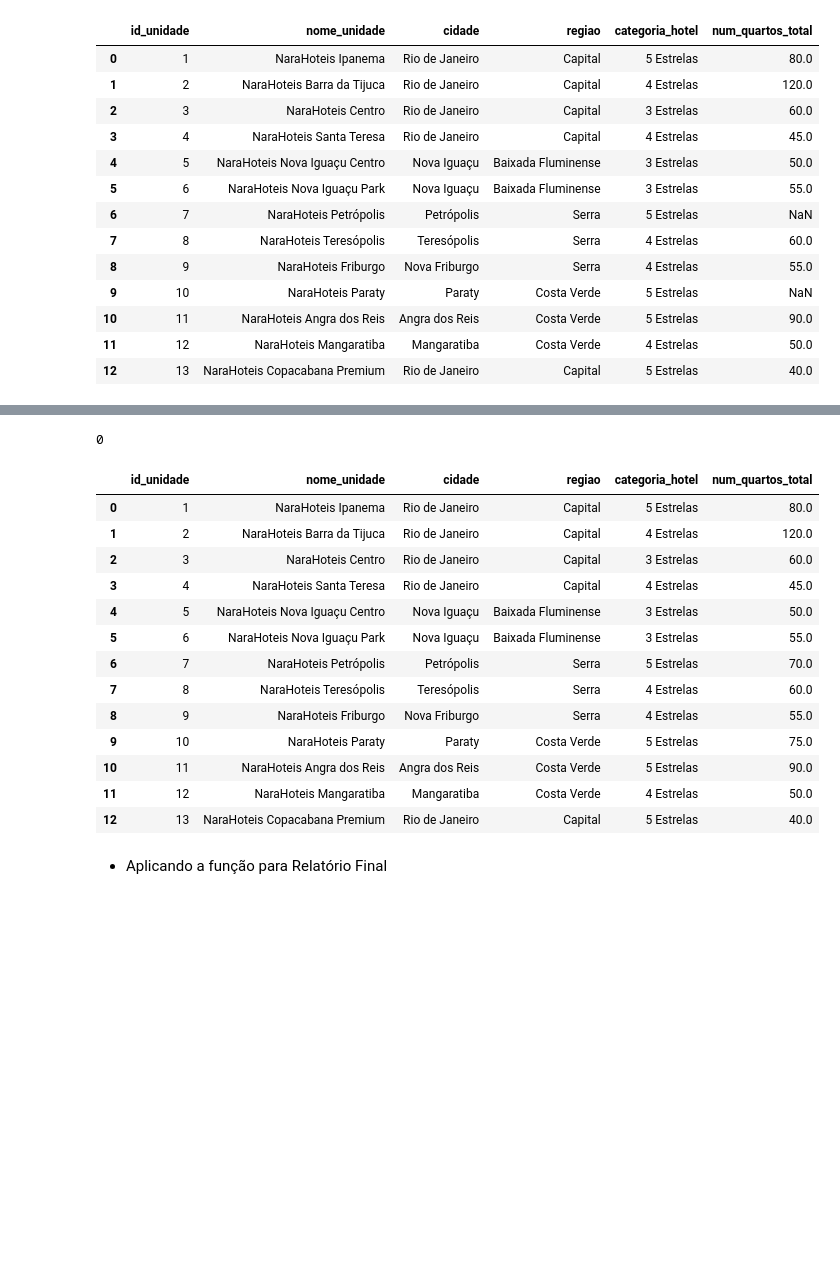
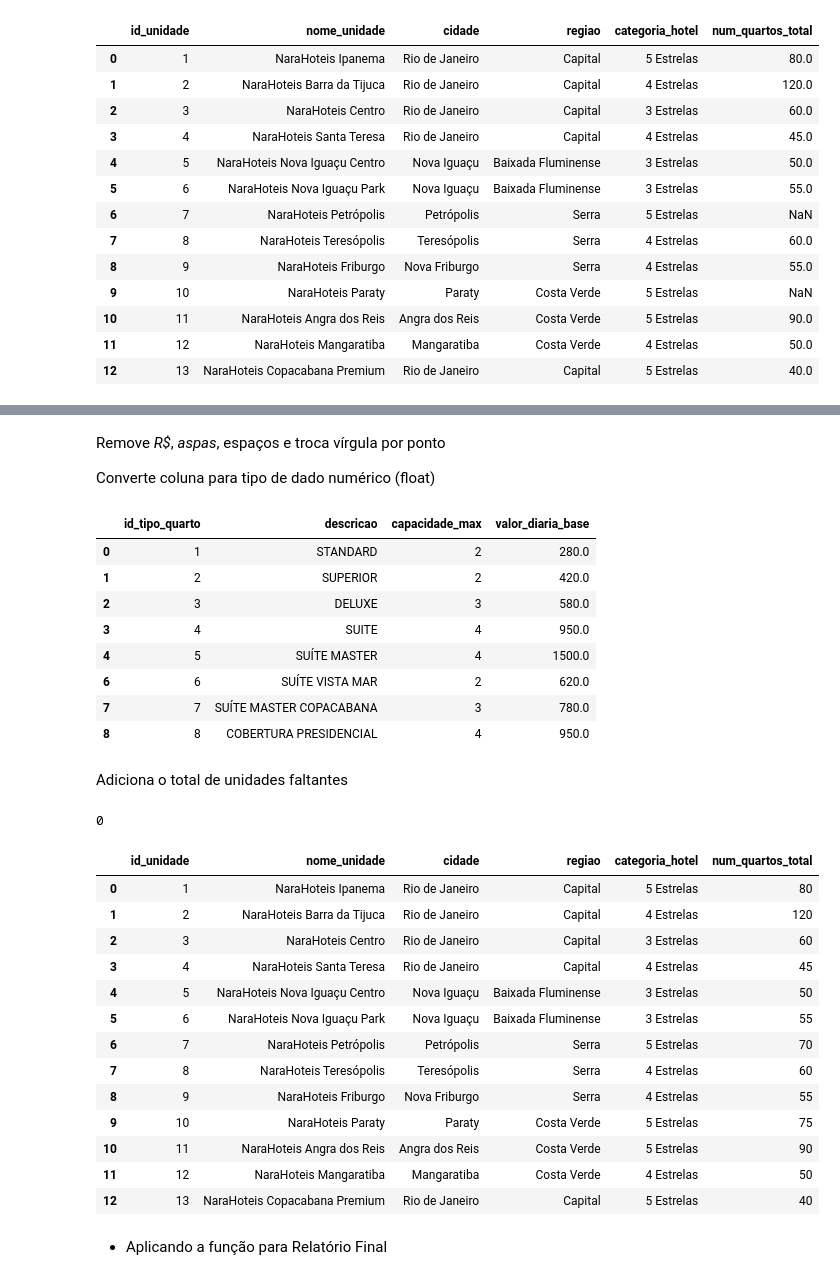
Before and after one commit to Douglas-H91/pipeline-integrada_senac_rj, a Jupyter notebook: tratamento_completo.ipynb, the cells around one changed output, grey strips where cells are left out. Saved outputs shown, nothing was run; the diff lists cells and outputs as text; code cells hidden in the pictures; blank space fills up the shorter version.

```diff
--- a/tratamento_completo.ipynb
+++ b/tratamento_completo.ipynb
@@ -897,0 +939,5 @@ FIM DO RELATÓRIO
+# %%
+df_concatenado_quartos = df_concatenado_quartos.drop_duplicates(subset=['id_tipo_quarto'])
+df_concatenado_quartos['descricao'] = df_concatenado_quartos['descricao'].str.strip().str.upper()
+
+df_concatenado_quartos['descricao']
@@ -898,3 +954,34 @@ FIM DO RELATÓRIO
+# %% [markdown]
+Remove *R$*, *aspas*, espaços e troca vírgula por ponto
+
+Converte coluna para tipo de dado numérico (float)
+# %%
+df_concatenado_quartos['valor_diaria_base'] = (
+    df_concatenado_quartos['valor_diaria_base']
+    .astype(str)
+    .str.replace('R$', '', regex=False)
+    .str.replace('"', '', regex=False)
+    .str.replace('.', '', regex=False)
+    .str.replace(',', '.', regex=False)
+    .str.strip()
+)
+df_concatenado_quartos['valor_diaria_base'] = (
+    pd.to_numeric(df_concatenado_quartos['valor_diaria_base'],
+                  errors='coerce'))
+
+df_concatenado_quartos
+# %% [output]
+|  | id_tipo_quarto | descricao | capacidade_max | valor_diaria_base |
+| 0 | 1 | STANDARD | 2 | 280.0 |
+| 1 | 2 | SUPERIOR | 2 | 420.0 |
+| 2 | 3 | DELUXE | 3 | 580.0 |
+| 3 | 4 | SUITE | 4 | 950.0 |
+| 4 | 5 | SUÍTE MASTER | 4 | 1500.0 |
+| 6 | 6 | SUÍTE VISTA MAR | 2 | 620.0 |
+| 7 | 7 | SUÍTE MASTER COPACABANA | 3 | 780.0 |
+| 8 | 8 | COBERTURA PRESIDENCIAL | 4 | 950.0 |
+# %% [markdown]
+Adiciona o total de unidades faltantes
 # %%
 quartos_faltantes = {
     7: 70.0,
@@ -906,25 +993,27 @@ df_concatenado_unidades['num_quartos_total'] = (
     .fillna(df_concatenado_unidades['id_unidade'].map(quartos_faltantes))
 )
 
+df_concatenado_unidades['num_quartos_total'] = df_concatenado_unidades['num_quartos_total'].astype(int)
+
 print(df_concatenado_unidades['num_quartos_total'].isnull().sum())
 
 df_concatenado_unidades
 # %% [output]
 0
 |  | id_unidade | nome_unidade | cidade | regiao | categoria_hotel | num_quartos_total |
-| 0 | 1 | NaraHoteis Ipanema | Rio de Janeiro | Capital | 5 Estrelas | 80.0 |
-| 1 | 2 | NaraHoteis Barra da Tijuca | Rio de Janeiro | Capital | 4 Estrelas | 120.0 |
-| 2 | 3 | NaraHoteis Centro | Rio de Janeiro | Capital | 3 Estrelas | 60.0 |
-| 3 | 4 | NaraHoteis Santa Teresa | Rio de Janeiro | Capital | 4 Estrelas | 45.0 |
-| 4 | 5 | NaraHoteis Nova Iguaçu Centro | Nova Iguaçu | Baixada Fluminense | 3 Estrelas | 50.0 |
-| 5 | 6 | NaraHoteis Nova Iguaçu Park | Nova Iguaçu | Baixada Fluminense | 3 Estrelas | 55.0 |
-| 6 | 7 | NaraHoteis Petrópolis | Petrópolis | Serra | 5 Estrelas | 70.0 |
-| 7 | 8 | NaraHoteis Teresópolis | Teresópolis | Serra | 4 Estrelas | 60.0 |
-| 8 | 9 | NaraHoteis Friburgo | Nova Friburgo | Serra | 4 Estrelas | 55.0 |
-| 9 | 10 | NaraHoteis Paraty | Paraty | Costa Verde | 5 Estrelas | 75.0 |
-| 10 | 11 | NaraHoteis Angra dos Reis | Angra dos Reis | Costa Verde | 5 Estrelas | 90.0 |
-| 11 | 12 | NaraHoteis Mangaratiba | Mangaratiba | Costa Verde | 4 Estrelas | 50.0 |
-| 12 | 13 | NaraHoteis Copacabana Premium | Rio de Janeiro | Capital | 5 Estrelas | 40.0 |
+| 0 | 1 | NaraHoteis Ipanema | Rio de Janeiro | Capital | 5 Estrelas | 80 |
+| 1 | 2 | NaraHoteis Barra da Tijuca | Rio de Janeiro | Capital | 4 Estrelas | 120 |
+| 2 | 3 | NaraHoteis Centro | Rio de Janeiro | Capital | 3 Estrelas | 60 |
+| 3 | 4 | NaraHoteis Santa Teresa | Rio de Janeiro | Capital | 4 Estrelas | 45 |
+| 4 | 5 | NaraHoteis Nova Iguaçu Centro | Nova Iguaçu | Baixada Fluminense | 3 Estrelas | 50 |
+| 5 | 6 | NaraHoteis Nova Iguaçu Park | Nova Iguaçu | Baixada Fluminense | 3 Estrelas | 55 |
+| 6 | 7 | NaraHoteis Petrópolis | Petrópolis | Serra | 5 Estrelas | 70 |
+| 7 | 8 | NaraHoteis Teresópolis | Teresópolis | Serra | 4 Estrelas | 60 |
+| 8 | 9 | NaraHoteis Friburgo | Nova Friburgo | Serra | 4 Estrelas | 55 |
+| 9 | 10 | NaraHoteis Paraty | Paraty | Costa Verde | 5 Estrelas | 75 |
+| 10 | 11 | NaraHoteis Angra dos Reis | Angra dos Reis | Costa Verde | 5 Estrelas | 90 |
+| 11 | 12 | NaraHoteis Mangaratiba | Mangaratiba | Costa Verde | 4 Estrelas | 50 |
+| 12 | 13 | NaraHoteis Copacabana Premium | Rio de Janeiro | Capital | 5 Estrelas | 40 |
 # %% [markdown]
 * Aplicando a função para Relatório Final
 # %%
```
Also changed, not shown: parts of 27 cells of this notebook.
